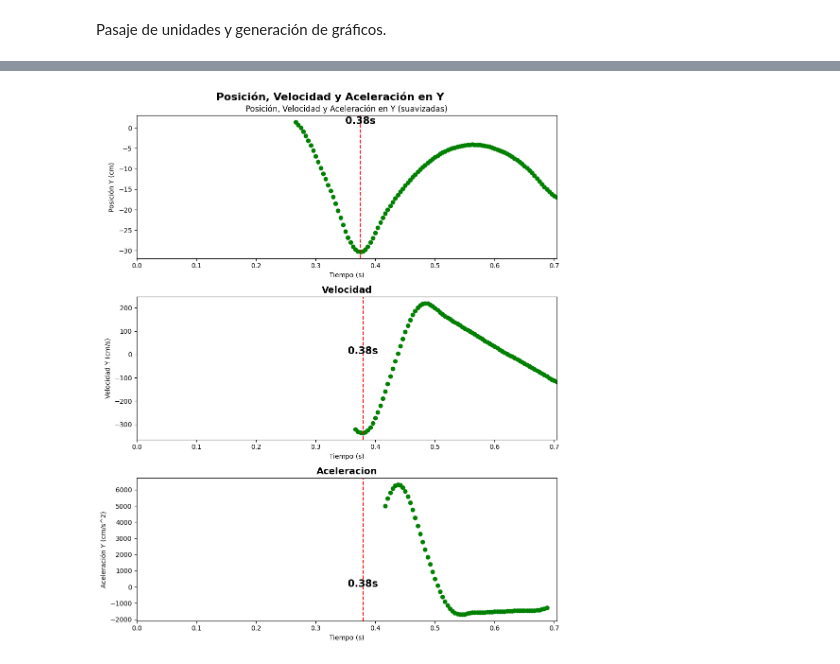
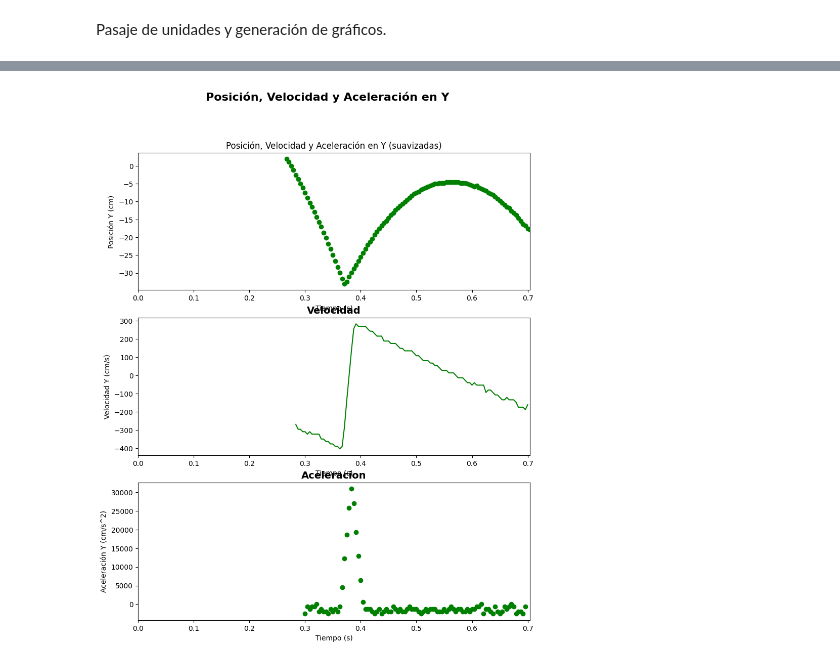
Before and after one commit to ThoMintz/proyectofisica-nextjs, a Jupyter notebook: trackerVideoTR.ipynb, the cells around one changed output, grey strips where cells are left out. Drawn from its saved outputs; the diff is of its cells as text; code cells hidden in the pictures.

Commit message:
Cambios en un pique

```diff
--- a/trackerVideoTR.ipynb
+++ b/trackerVideoTR.ipynb
@@ -114,41 +117,36 @@ from scipy.optimize import curve_fit
 # Leer los datos desde position.csv
 df = pd.read_csv('positionUnPique.csv')
 
-#RELACION PIXEL-METRO.
-#Las cajas miden 230 pixeles en el video, y sabemos que mide 64.8cm. Con estos datos calculamos.
+# RELACION PIXEL-METRO.
+# Las cajas miden 230 pixeles en el video, y sabemos que mide 64.8cm. Con estos datos calculamos.
 pixel_to_cm = 0.28
-# Definir el tamaño del filtro de media móvil para suavizado
-SUAVIZADO = -20
-window_size = 5
-window_length_pos = 21
-polyorder_pos = 2
 
-# Suavizar las posiciones usando un filtro de media móvil
-df["x_smooth"] = df["x"]
-df["y_smooth"] = df["y"]
-df['x_smooth'] = savgol_filter(df['x'], window_length=window_length_pos, polyorder=polyorder_pos, mode="nearest")
-df['y_smooth'] = savgol_filter(df['y'], window_length=window_length_pos, polyorder=polyorder_pos, mode="nearest")
+# Convertir posiciones de pixeles a cm sin suavizado
+init_x = df.iloc[2]['x']
+init_y = df.iloc[2]['y']
+df['x_cm'] = (df['x'] - init_x) * pixel_to_cm
+df['y_cm'] = (df['y'] - init_y) * pixel_to_cm
 
-#Convertir posiciones de pixeles a cm
-init_x = df.iloc[2]['x_smooth']
-init_y = df.iloc[2]['y_smooth']
-df['x_smooth_cm'] = (df['x_smooth'] - init_x) * pixel_to_cm
-df['y_smooth_cm'] = (df['y_smooth']- init_y) * pixel_to_cm
-
+# Definir el desfase temporal
+SUAVIZADO = -1
+window_size = 5  # Ajusta según lo que necesites
 
 # Calcular el delta de tiempo (saltando un punto)
 df['delta_time'] = df['time_real'].shift(SUAVIZADO) - df['time_real']
 
 # Calcular las velocidades como la diferencia de posiciones dividida por el intervalo de tiempo
-# Usar x3 - x1 y y3 - y1 para calcular velocidades
-df['vx'] = (df['x_smooth_cm'].shift(SUAVIZADO) - df['x_smooth_cm']) / (df['delta_time'])
-df['vy'] = (df['y_smooth_cm'].shift(SUAVIZADO) - df['y_smooth_cm']) / (df['delta_time'])
+df['vx'] = (df['x_cm'].shift(SUAVIZADO) - df['x_cm']) / df['delta_time']
+df['vy'] = (df['y_cm'].shift(SUAVIZADO) - df['y_cm']) / df['delta_time']
 
+df['vx'] = df['vx'].rolling(window=window_size).mean()
+df['vy'] = df['vy'].rolling(window=window_size).mean()
 
 # Calcular la aceleración como la diferencia de velocidades dividida por el intervalo de tiempo
-# Usar v3 - v1 y alinearla con el tiempo intermedio
-df['ax'] = (df['vx'].shift(SUAVIZADO) - df['vx']) / (df['delta_time'])
-df['ay'] = (df['vy'].shift(SUAVIZADO) - df['vy']) / (df['delta_time'])
+df['ax'] = (df['vx'].shift(SUAVIZADO) - df['vx']) / df['delta_time']
+df['ay'] = (df['vy'].shift(SUAVIZADO) - df['vy']) / df['delta_time']
+
+df['ax'] = df['ax'].rolling(window=window_size).mean()
+df['ay'] = df['ay'].rolling(window=window_size).mean()
 
 # Calcular la velocidad total (magnitud)
 df['v_total'] = np.sqrt(df['vx']**2 + df['vy']**2)
@@ -158,28 +156,29 @@ df['a_total'] = np.sqrt(df['ax']**2 + df['ay']**2)
 
 # CANTIDAD DE MOVIMIENTO
 masa_pelota = 0.0027  # en kg
-df['px'] = masa_pelota * (df['vx'] / 100) #Porque df['vx'] tiene los valores en en cm/s
-df['py'] = masa_pelota * (df['vy'] / 100) #Porque df['vy'] tiene los valores en en cm/s
+df['px'] = masa_pelota * (df['vx'] / 100)  # Porque df['vx'] está en cm/s
+df['py'] = masa_pelota * (df['vy'] / 100)  # Porque df['vy'] está en cm/s
 
-df['p_total'] = masa_pelota * (df['v_total'] / 100) # ya que v_total es la magnitud de la velocidad, el 100 porque esta en cm/s
+df['p_total'] = masa_pelota * (df['v_total'] / 100)  # v_total en cm/s, se divide por 100 para convertir a m/s
+
 # Guardar los datos en un nuevo archivo CSV
-df[['time_real', 'x_smooth_cm', 'y_smooth_cm', 'vx', 'vy', 'ax', 'ay', 'px', 'py', 'v_total', 'a_total']].to_csv('processed_data_un_pique.csv', index=False)
+df[['time_real', 'x_cm', 'y_cm', 'vx', 'vy', 'ax', 'ay', 'px', 'py', 'v_total', 'a_total']].to_csv('processed_data_un_pique_sin_suavizado.csv', index=False)
 
 # Obtener los límites del tiempo
 time_min = df['time_real'].min()
 time_max = df['time_real'].max()
 
 # Desfase temporal en segundos
-delay = 0.1
+delay = 0
 
 
 #MINIMOS LOCALES POSICION
 # Detectar los índices de los mínimos locales para la velocidad Y
-minimos_indices_y = scipy.signal.argrelextrema(df['y_smooth_cm'].values, np.less)[0]
+minimos_indices_y = scipy.signal.argrelextrema(df['y_cm'].values, np.less)[0]
 
 # Filtrar los mínimos donde la posicion Y sea menor a -20
 minimos_indices_y_filtrados = [
-    i for i in minimos_indices_y if df['y_smooth_cm'].values[i] < -20
+    i for i in minimos_indices_y if df['y_cm'].values[i] < -20
 ]
 minimos_tiempos_y_filtrados = df['time_real'].values[minimos_indices_y_filtrados]
 
@@ -199,7 +198,7 @@ plt.suptitle('Posición, Velocidad y Aceleración en X', fontsize=16, fontweight
 
 # Posición en X
 plt.subplot(3, 1, 1)
-plt.scatter(df['time_real'], df['x_smooth_cm'], label='Posición X', color='blue')
+plt.scatter(df['time_real'], df['x_cm'], label='Posición X', color='blue')
 plt.title('Posicion', fontsize=14, fontweight='bold')
 plt.title('Posición, Velocidad y Aceleración en X (suavizadas)')
 plt.xlabel('Tiempo (s)')
@@ -231,48 +230,50 @@ plt.figure(figsize=(10, 12))
 plt.suptitle('Posición, Velocidad y Aceleración en Y', fontsize=16, fontweight='bold')
 # Posición en Y
 plt.subplot(3, 1, 1)
-plt.scatter(df['time_real'], df['y_smooth_cm'], label='Posición Y', color='green')
+plt.scatter(df['time_real'], df['y_cm'], label='Posición Y', color='green')
 plt.title('Posicion', fontsize=14, fontweight='bold')
 plt.title('Posición, Velocidad y Aceleración en Y (suavizadas)')
 plt.xlabel('Tiempo (s)')
 plt.ylabel('Posición Y (cm)')
 plt.xlim([0, time_max])  # Forzar que el eje X empiece en 0
-
+"""
 # Marcar mínimos locales para posición Y
 for tiempo_minimo in minimos_tiempos_y_filtrados:
     plt.axvline(x=tiempo_minimo, color='red', linestyle='--', label='Mínimo local < -20')
     plt.text(tiempo_minimo, 1, f'{tiempo_minimo:.2f}s', color='black', ha='center', fontsize=15, fontweight='bold')
-
+"""
 # Velocidad en Y
 vel_y_plot = np.where(df['time_real'] <= delay, 0, df['vy'])
 plt.subplot(3, 1, 2)
-plt.scatter(df['time_real'] + delay, vel_y_plot, label='Velocidad Y', color='green')
+plt.plot(df['time_real'] + delay, vel_y_plot, label='Velocidad Y', color='green')
 plt.title('Velocidad', fontsize=14, fontweight='bold')
 plt.xlabel('Tiempo (s)')
 plt.ylabel('Velocidad Y (cm/s)')
 plt.xlim([0, time_max])  # Forzar que el eje X empiece en 0
-
+"""
 # Marcar mínimos locales para velocidad Y
 for tiempo_minimo in minimos_tiempos_vy_filtrados:
     plt.axvline(x=tiempo_minimo + delay, color='red', linestyle='--', label='Mínimo local < -20')
     plt.text(tiempo_minimo + delay, 1, f'{tiempo_minimo + delay:.2f}s', color='black', ha='center', fontsize=15, fontweight='bold')
-
+"""
 # Aceleración en Y
 plt.subplot(3, 1, 3)
-plt.scatter(df['time_real'] + 1.5*delay, df['ay'], label='Aceleración Y', color='green')
+plt.plot(df['time_real'] + 1.5*delay, df['ay'], label='Aceleración Y', color='green')
 plt.title('Aceleracion', fontsize=14, fontweight='bold')
 plt.xlabel('Tiempo (s)')
 plt.ylabel('Aceleración Y (cm/s^2)')
 plt.xlim([0, time_max])  # Forzar que el eje X empiece en 0
 
-# Marcar tiempos de los mínimos de la velocidad Y en el gráfico de aceleración
-for tiempo_minimo in minimos_tiempos_vy_filtrados:
-    plt.axvline(x=tiempo_minimo + delay, color='red', linestyle='--', label='Mínimo velocidad Y')
-    plt.text(tiempo_minimo + delay, 1, f'{tiempo_minimo + delay:.2f}s', color='black', ha='center', fontsize=15, fontweight='bold')
+"""
+    # Marcar tiempos de los mínimos de la velocidad Y en el gráfico de aceleración
+    #for tiempo_minimo in minimos_tiempos_vy_filtrados:
+      #  plt.axvline(x=tiempo_minimo + delay, color='red', linestyle='--', label='Mínimo velocidad Y')
+       # plt.text(tiempo_minimo + delay, 1, f'{tiempo_minimo + delay:.2f}s', color='black', ha='center', fontsize=15, fontweight='bold')
 
-plt.tight_layout()
-plt.show()
+    #plt.tight_layout()
+    #plt.show()
 
+"""
 
 # Gráfico 4: Velocidad total y Aceleración total en gráficos separados
 plt.figure(figsize=(10, 6))
@@ -332,7 +333,7 @@ def posicion_y(t, a, b, c):
     y = a * t**2 + b * t + c
     return y
 
-filtered_y_values = df[(df['time_real'] >= 0.3) & (df['time_real'] <= 0.4)]['y_smooth_cm'] #DESDE QUE LA SUELTA AL PIQUE
+filtered_y_values = df[(df['time_real'] >= 0.3) & (df['time_real'] <= 0.4)]['y_cm'] #DESDE QUE LA SUELTA AL PIQUE
 filtered_time_values = df[(df['time_real'] >= 0.3) & (df['time_real'] <= 0.4)]['time_real']
 
 params, covariance = curve_fit(posicion_y, filtered_time_values, filtered_y_values)
@@ -353 +354 @@ plt.show()
-[figure, old version]
+[figure, new version]
```
Also changed, not shown: parts of 3 cells of this notebook, 1 other file.
